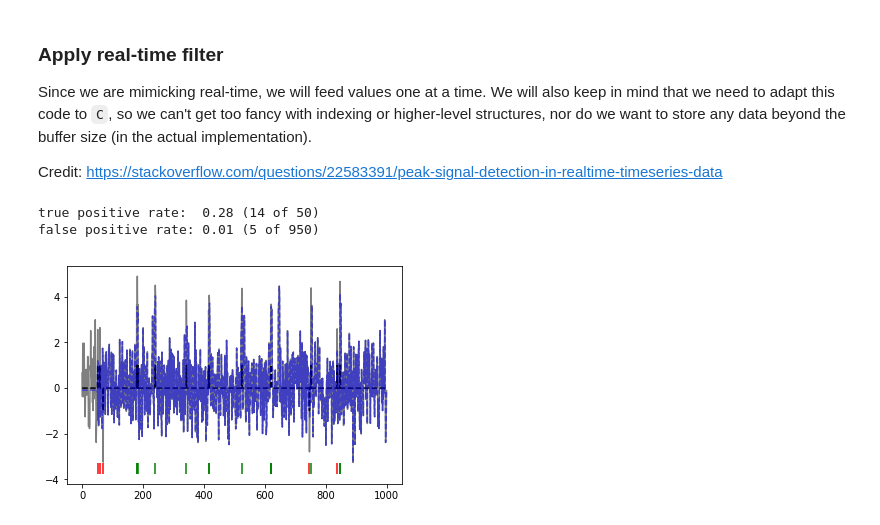
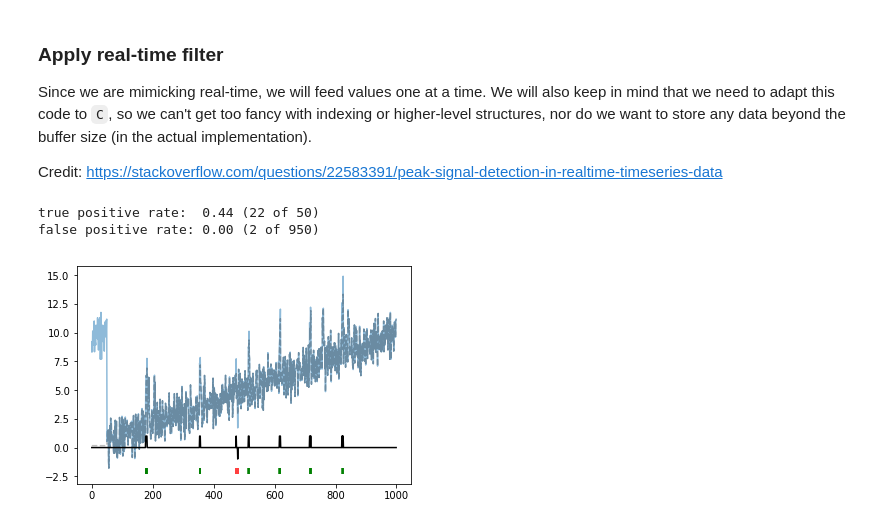
Before and after one commit to jbwebb8/lick-sensor, a Jupyter notebook: capacitiveSensor/python/filters.ipynb, the cells around one changed output. Saved outputs shown, nothing was run; the diff lists cells and outputs as text; code cells hidden in the pictures.

```diff
--- a/capacitiveSensor/python/filters.ipynb
+++ b/capacitiveSensor/python/filters.ipynb
@@ -19,12 +58,16 @@ y = np.zeros(T)
 y += np.random.randn(T)
 
 # Add peaks (assume N(SNR, 0))
-SNR = 3.0
+SNR = 10.0
 dt_signal = 5
 n_signal = 10
 t_signal = np.random.randint(int(0.10*T), int(min(0.9*T, T-dt_signal)), size=n_signal)
 t_signal = (t_signal[:, np.newaxis] + (np.arange(dt_signal)+1)[np.newaxis, :]).flatten()
-y[t_signal] += SNR
+y[t_signal] += SNR**0.5 # k = (SNR * sigma_N^2)^0.5
+
+# Add constant drift
+drift_slope = 0.01
+y += np.arange(T)*drift_slope
 # %%
 # Plot noisy signal
 plt.plot(y)
@@ -79,22 +122,22 @@ for t in range(n_filt, T):
     p = (p + 1) % n_filt
 # %%
 # Plot results
-plt.plot(y, color='black', alpha=0.5, linestyle='-')
-plt.plot(x, color='black', alpha=1.0, linestyle='--')
-plt.plot(y_filt, color='blue', alpha=0.5, linestyle='--')
+plt.plot(y, color='C0', alpha=0.5, linestyle='-')
+plt.plot(x, color='black', alpha=1.0, linestyle='-')
+plt.plot(y_filt, color='black', alpha=0.25, linestyle='--')
 
 # Plot ground truth
 idx_gt = np.zeros(T, dtype=np.bool)
 idx_gt[t_signal] = True
 idx_tp = np.logical_and(x == 1.0, idx_gt)
 idx_fp = np.logical_and(np.abs(x) == 1.0, ~idx_gt)
 plt.vlines(np.argwhere(idx_tp).flatten(), ymin=np.min(y)-0.5, ymax=np.min(y), color='green')
 plt.vlines(np.argwhere(idx_fp).flatten(), ymin=np.min(y)-0.5, ymax=np.min(y), color='red')
 
 # Print results
 print('true positive rate:  %.2f (%d of %d)' % (np.sum(idx_tp)/(n_signal*dt_signal), np.sum(idx_tp), n_signal*dt_signal))
 print('false positive rate: %.2f (%d of %d)' % (np.sum(idx_fp)/(T - n_signal*dt_signal), np.sum(idx_fp), T - n_signal*dt_signal))
 # %% [output]
-true positive rate:  0.28 (14 of 50)
-false positive rate: 0.01 (5 of 950)
+true positive rate:  0.44 (22 of 50)
+false positive rate: 0.00 (2 of 950)
-[figure, old version]
+[figure, new version]
```
Also changed, not shown: parts of 3 cells of this notebook.
